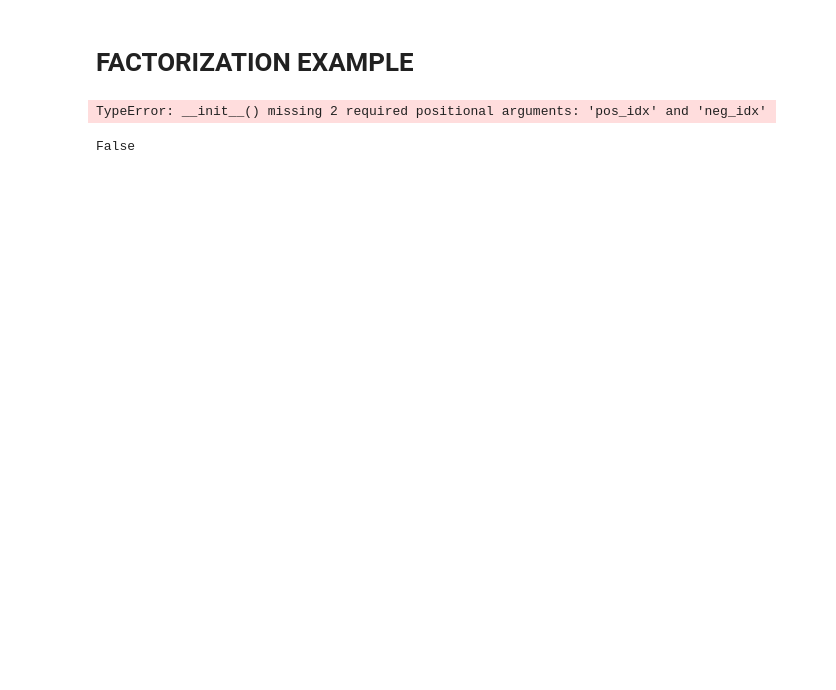
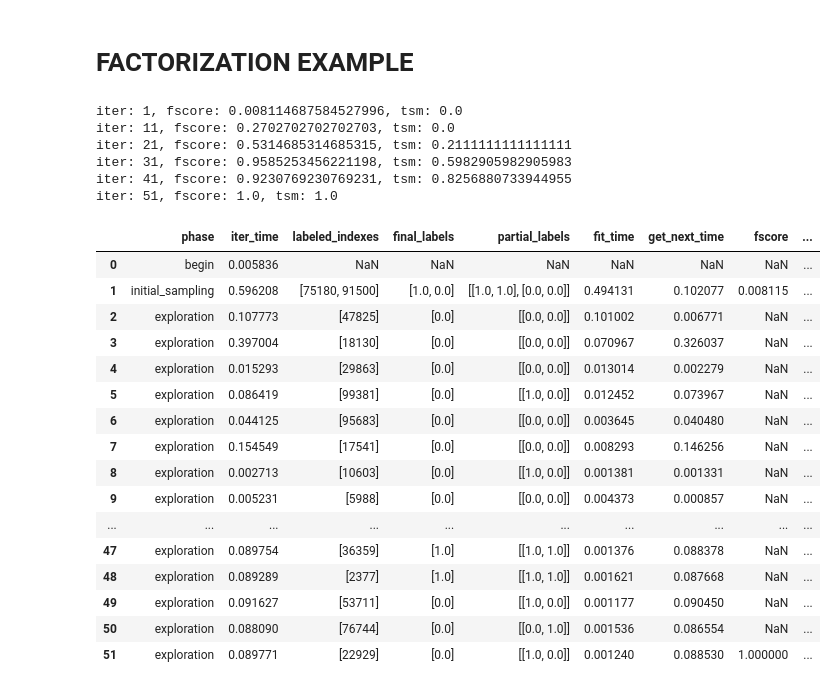
Before and after one commit to AIDEmeProject/PythonMiddleware, a Jupyter notebook: example.ipynb, the cells around one changed output. Cells and saved outputs as stored; diff of their text form; code cells hidden in the pictures; blank space fills up the shorter version.

```diff
--- a/example.ipynb
+++ b/example.ipynb
@@ -135,7 +116,8 @@ df.iloc[290:]
 # SET-UP EXPLORATION CONFIGURATION
 NUMBER_OF_ITERATIONS = 100  # number of points to be labeled by the user
 SUBSAMPLING = float('inf')
-INITIAL_SAMPLER = StratifiedSampler(pos=1, neg=1)  # start with one random positive sample and one random negative sample
+INITIAL_SAMPLER = StratifiedSampler(labeled_set, pos=1, neg=1)  # start with one random positive sample and one random negative sample
+#INITIAL_SAMPLER = RandomInitialSampler(10)
 CALLBACK = [ # callback functions to be called at the end of each iteration
     classification_metrics(y, 'fscore'),
     three_set_metric,
@@ -143,39 +125,57 @@ CALLBACK = [ # callback functions to be called at the end of each iteration
 CALLBACK_SKIP = 10
 PRINT_CALLBACK_RESULT = True
 CONVERGENCE_CRITERIA = [
     max_iter_reached(NUMBER_OF_ITERATIONS),
     #all_points_are_known,
-    #metric_reached_threshold('fscore', 0.99),
+    #metric_reached_threshold('fscore', 0.8),
     metric_reached_threshold('tsm', 0.9),
 ]
 
 explore = PoolBasedExploration(INITIAL_SAMPLER, SUBSAMPLING, CALLBACK, CALLBACK_SKIP, PRINT_CALLBACK_RESULT, CONVERGENCE_CRITERIA)
 
 # Factorized AL algorithms
 PARTITION = [[i] for i in range(dim)]  #[[0], [1]]
 
 # FACTORIZED VERSION SPACE
 # label_function = 'AND', 'OR', 'PROD'
 # loss = 'GREEDY', 'SQUARED', 'PRODUCT'
-learner = SubspatialVersionSpace(warmup=100, thin=10, n_samples=8, rounding=True, kernel='rbf', gamma=None, partition=PARTITION, label_function='AND', loss='GREEDY')
+#learner = SubspatialVersionSpace(warmup=100, thin=10, n_samples=8, rounding=True, kernel='rbf', gamma=None, partition=PARTITION, label_function='AND', loss='GREEDY')
 
 # FACTORIZED SIMPLE MARGIN
 #learner = SubspatialSimpleMargin(C=1024, kernel='rbf', gamma=5, partition=PARTITION, label_function='AND')
 
 # FACTORIZED DSM
-#learner = DualSpaceModel(SimpleMargin(C=1024, kernel='rbf'), mode='positive', sample_unknown_proba=0.5, partition=PARTITION)  # Dual Space model
+learner = DualSpaceModel(SimpleMargin(C=1024, kernel='rbf'), mode='positive', sample_unknown_proba=0.5, partition=PARTITION)  # Dual Space model
 
 
 # RUN EXPLORATION
-metrics = explore.run(X, user, learner, repeat=1)  # use y_subspace here
+metrics = explore.run(X, labeled_set, learner, repeat=1)  # use y_subspace here
 
 # COMPUTE AVERAGE F-SCORE OVER ALL REPEATS AND PLOT
 #plot_fscore(metrics)
 df = pd.DataFrame.from_dict({i: metric for i, metric in enumerate(metrics[0])}, orient='index')
 df
 # %% [output]
-TypeError: __init__() missing 2 required positional arguments: 'pos_idx' and 'neg_idx'
+iter: 1, fscore: 0.008114687584527996, tsm: 0.0
+iter: 11, fscore: 0.2702702702702703, tsm: 0.0
+iter: 21, fscore: 0.5314685314685315, tsm: 0.2111111111111111
+iter: 31, fscore: 0.9585253456221198, tsm: 0.5982905982905983
+iter: 41, fscore: 0.9230769230769231, tsm: 0.8256880733944955
+iter: 51, fscore: 1.0, tsm: 1.0
+|  | phase | iter_time | labeled_indexes | final_labels | partial_labels | fit_time | get_next_time | fscore | ... |
+| 0 | begin | 0.005836 | NaN | NaN | NaN | NaN | NaN | NaN | ... |
+| 1 | initial_sampling | 0.596208 | [75180, 91500] | [1.0, 0.0] | [[1.0, 1.0], [0.0, 0.0]] | 0.494131 | 0.102077 | 0.008115 | ... |
+| 2 | exploration | 0.107773 | [47825] | [0.0] | [[0.0, 0.0]] | 0.101002 | 0.006771 | NaN | ... |
+| 3 | exploration | 0.397004 | [18130] | [0.0] | [[0.0, 0.0]] | 0.070967 | 0.326037 | NaN | ... |
+| 4 | exploration | 0.015293 | [29863] | [0.0] | [[0.0, 0.0]] | 0.013014 | 0.002279 | NaN | ... |
+| 5 | exploration | 0.086419 | [99381] | [0.0] | [[1.0, 0.0]] | 0.012452 | 0.073967 | NaN | ... |
+| 6 | exploration | 0.044125 | [95683] | [0.0] | [[0.0, 0.0]] | 0.003645 | 0.040480 | NaN | ... |
+| 7 | exploration | 0.154549 | [17541] | [0.0] | [[0.0, 0.0]] | 0.008293 | 0.146256 | NaN | ... |
+| 8 | exploration | 0.002713 | [10603] | [0.0] | [[1.0, 0.0]] | 0.001381 | 0.001331 | NaN | ... |
+| 9 | exploration | 0.005231 | [5988] | [0.0] | [[0.0, 0.0]] | 0.004373 | 0.000857 | NaN | ... |
+| ... | ... | ... | ... | ... | ... | ... | ... | ... | ... |
+| 47 | exploration | 0.089754 | [36359] | [1.0] | [[1.0, 1.0]] | 0.001376 | 0.088378 | NaN | ... |
+| 48 | exploration | 0.089289 | [2377] | [1.0] | [[1.0, 1.0]] | 0.001621 | 0.087668 | NaN | ... |
+| 49 | exploration | 0.091627 | [53711] | [0.0] | [[1.0, 0.0]] | 0.001177 | 0.090450 | NaN | ... |
+| 50 | exploration | 0.088090 | [76744] | [0.0] | [[0.0, 1.0]] | 0.001536 | 0.086554 | NaN | ... |
+| 51 | exploration | 0.089771 | [22929] | [0.0] | [[1.0, 0.0]] | 0.001240 | 0.088530 | 1.000000 | ... |
-# %%
-0. != 0
-# %% [output]
-False
```
Also changed, not shown: parts of 3 cells of this notebook, 7 other files.
